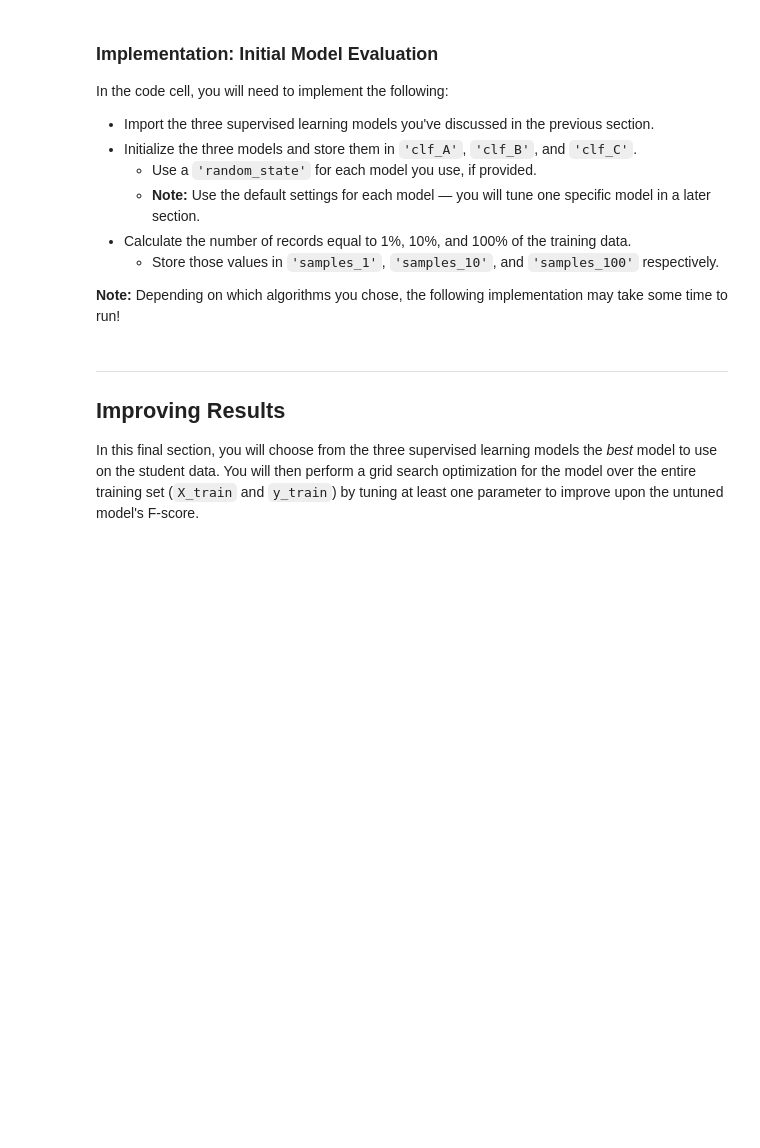
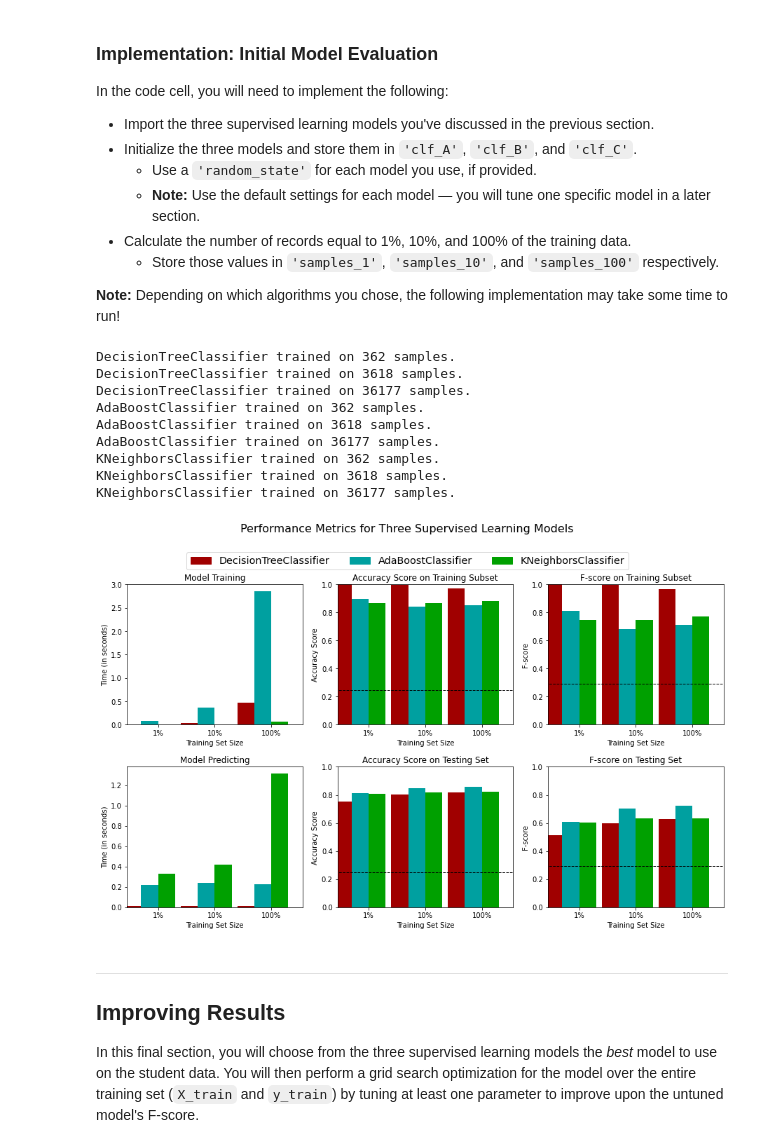
Before and after one commit to KOOKIIEStudios/IMLND-project-1, a Jupyter notebook: finding_donors.ipynb, the cells around one changed output. Drawn from its saved outputs; the diff is of its cells as text; code cells hidden in the pictures; blank space fills up the shorter version.

```diff
--- a/finding_donors.ipynb
+++ b/finding_donors.ipynb
@@ -420,31 +420,48 @@ In the code cell, you will need to implement the following:
 **Note:** Depending on which algorithms you chose, the following implementation may take some time to run!
 # %%
 # TODO: Import the three supervised learning models from sklearn
+from sklearn.tree import DecisionTreeClassifier
+from sklearn.ensemble import AdaBoostClassifier  # Choose AdaBoost for its high predictive accuracy
+from sklearn.neighbors import KNeighborsClassifier
+
 
 # TODO: Initialize the three models
-clf_A = None
-clf_B = None
-clf_C = None
+# Magic number random_state=42, the answer to everything
+clf_A = DecisionTreeClassifier(random_state=42)
+clf_B = AdaBoostClassifier(random_state=42)  # default n_estimators=50
+clf_C = KNeighborsClassifier()  # default n_neighbors=5; does not take random state parameter
 
 # TODO: Calculate the number of samples for 1%, 10%, and 100% of the training data
 # HINT: samples_100 is the entire training set i.e. len(y_train)
 # HINT: samples_10 is 10% of samples_100 (ensure to set the count of the values to be `int` and not `float`)
 # HINT: samples_1 is 1% of samples_100 (ensure to set the count of the values to be `int` and not `float`)
-samples_100 = None
-samples_10 = None
-samples_1 = None
+# Use half to even rounding for number of samples, rather than truncation
+samples_100 = len(y_train)
+samples_10 = round(samples_100 / 10)
+samples_1 = round(samples_100 / 100)
 
 # Collect results on the learners
 results = {}
 for clf in [clf_A, clf_B, clf_C]:
     clf_name = clf.__class__.__name__
     results[clf_name] = {}
     for i, samples in enumerate([samples_1, samples_10, samples_100]):
         results[clf_name][i] = \
         train_predict(clf, samples, X_train, y_train, X_test, y_test)
 
 # Run metrics visualization for the three supervised learning models chosen
 vs.evaluate(results, accuracy, fscore)
+# %% [output]
+DecisionTreeClassifier trained on 362 samples.
+DecisionTreeClassifier trained on 3618 samples.
+DecisionTreeClassifier trained on 36177 samples.
+AdaBoostClassifier trained on 362 samples.
+AdaBoostClassifier trained on 3618 samples.
+AdaBoostClassifier trained on 36177 samples.
+KNeighborsClassifier trained on 362 samples.
+KNeighborsClassifier trained on 3618 samples.
+KNeighborsClassifier trained on 36177 samples.
+[figure, added]
 # %% [markdown]
 ----
 ## Improving Results
```
